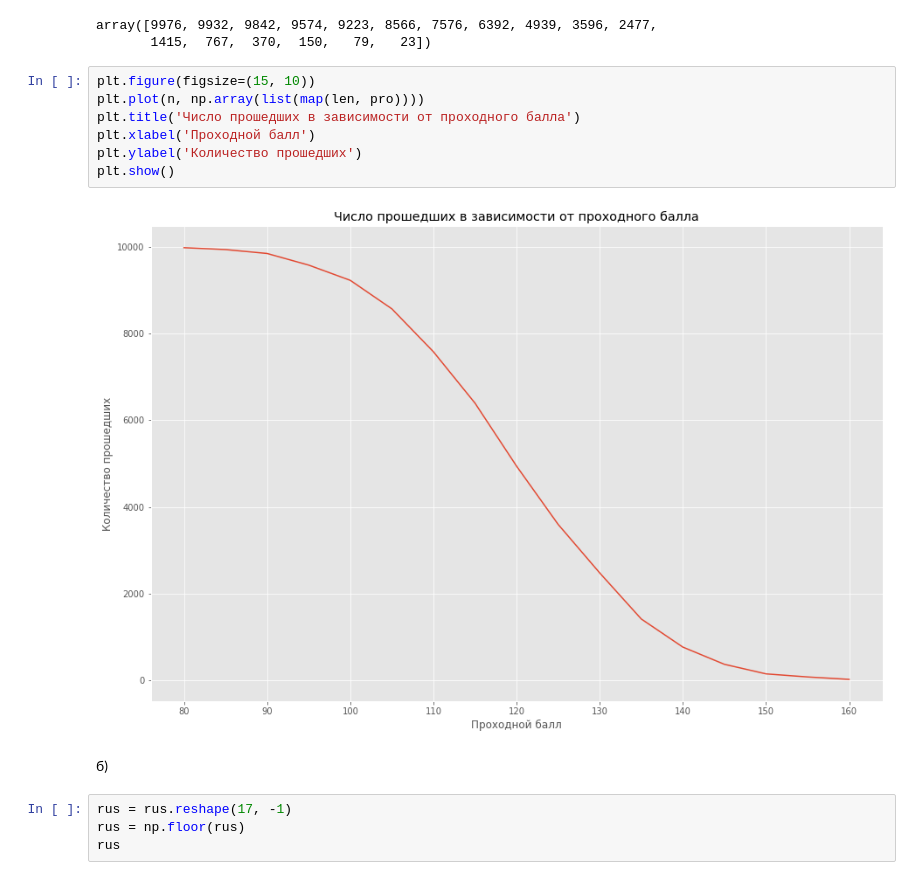
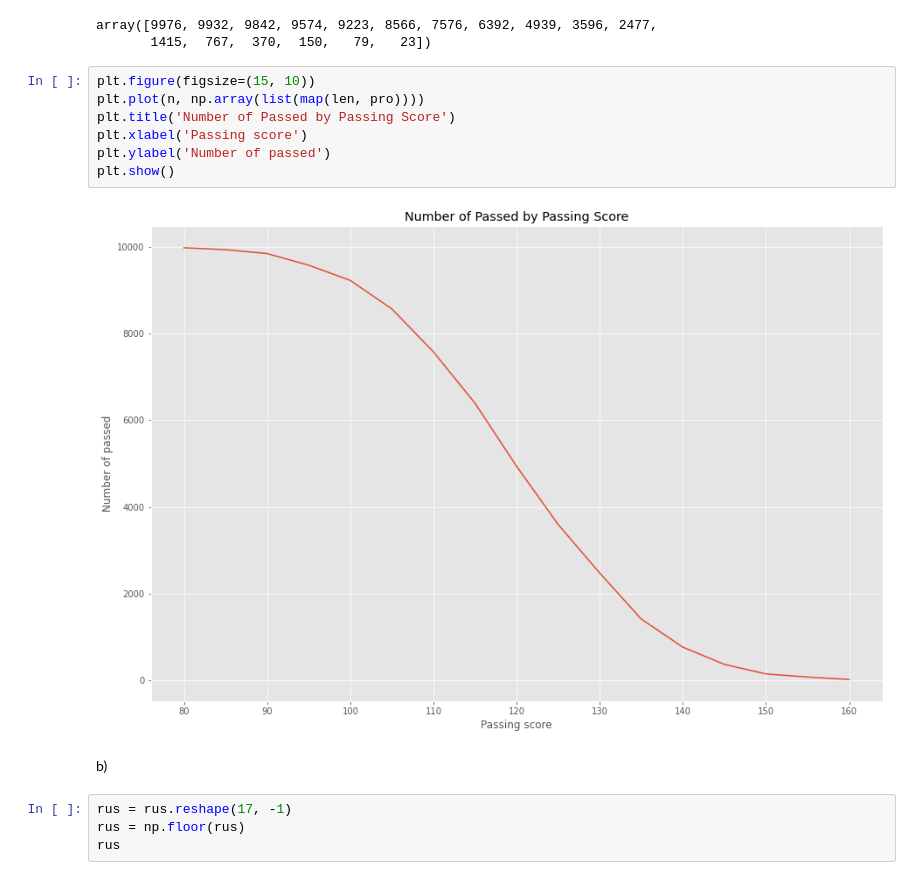
Before and after one commit to Mikhail-Solomonik/DS-course, a Jupyter notebook: hw-2.ipynb, the cells around one changed output. Cells and saved outputs as stored; diff of their text form.

```diff
--- a/hw-2.ipynb
+++ b/hw-2.ipynb
@@ -847,14 +846,14 @@ array([9976, 9932, 9842, 9574, 9223, 8566, 7576, 6392, 4939, 3596, 2477,
 # %%
 plt.figure(figsize=(15, 10))
 plt.plot(n, np.array(list(map(len, pro))))
-plt.title('Число прошедших в зависимости от проходного балла')
-plt.xlabel('Проходной балл')
-plt.ylabel('Количество прошедших')
+plt.title('Number of Passed by Passing Score')
+plt.xlabel('Passing score')
+plt.ylabel('Number of passed')
 plt.show()
 # %% [output]
-[figure, old version]
+[figure, new version]
-# %% [markdown]
-б)
+# %% [markdown]
+b)
 # %%
 rus = rus.reshape(17, -1)
 rus = np.floor(rus)
```
Also changed, not shown: parts of 99 cells of this notebook.
